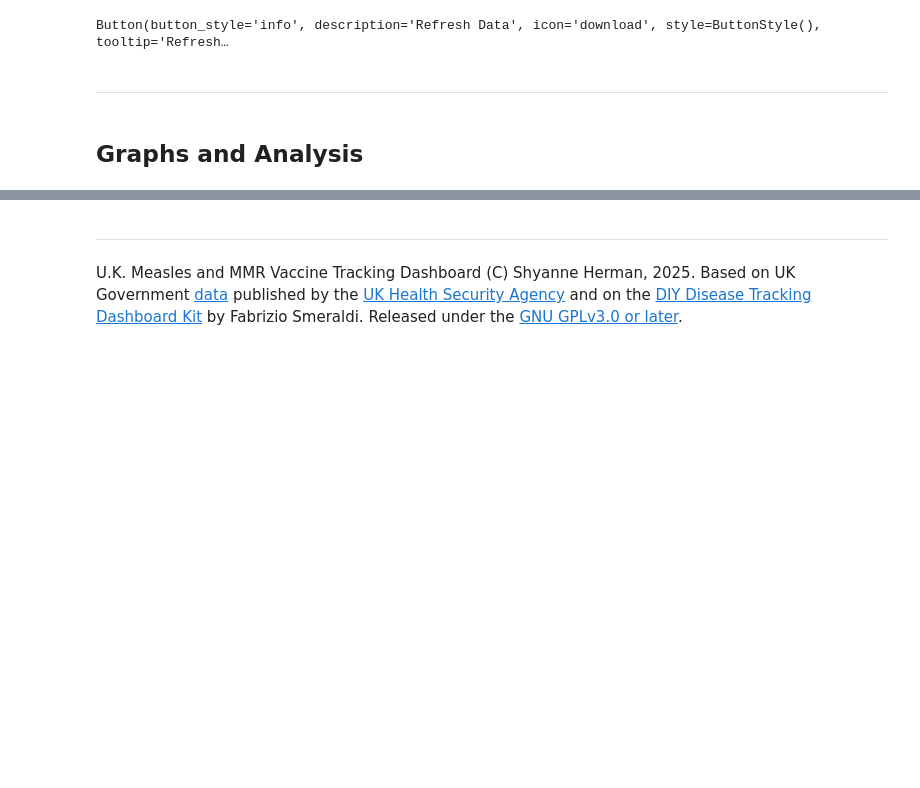
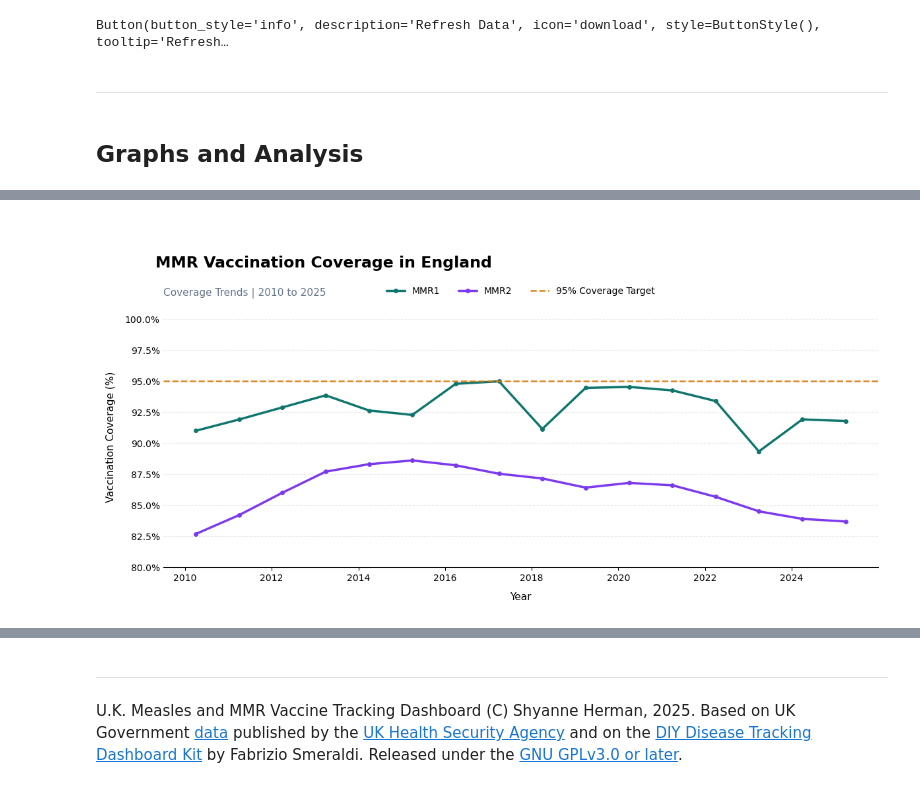
Before and after one commit to shyherm/Measles_MMR_Dashboard, a Jupyter notebook: Dashboard_.ipynb, the cells around one changed output, grey strips where cells are left out. Drawn from its saved outputs; the diff is of its cells as text; code cells hidden in the pictures; blank space fills up the shorter version.

```diff
--- a/Dashboard_.ipynb
+++ b/Dashboard_.ipynb
@@ -262,0 +521,95 @@ This section contains three graphs each with an interactive control, a figure de
+# %%
+# Year range slider
+years_available = sorted(df.index.year.unique())
+year_select_mmr = wdg.SelectionRangeSlider(
+    options=years_available,
+    index=(0, len(years_available) - 1),
+    description='Year range:',
+    disabled=False,
+    continuous_update=False,
+    layout=wdg.Layout(width='650px'),
+    style={'description_width': 'initial'})
+
+# Define the graph
+def timeseries_graph_mmr(gyear):
+    start, end = gyear
+    years = pd.Series(df.index.year, index=df.index)
+    yeardf = df.loc[years.between(start, end)]
+    if yeardf.empty:
+        return
+
+    # Color palette
+    colors = ['#0F766E', '#7C3AED']
+
+    # Create the figure
+    fig, ax = get_fig('mmr', figsize=(12, 6))
+
+    # Plotting each vaccine series
+    for i, column in enumerate(yeardf.columns):
+        ax.plot(
+            yeardf.index,
+            yeardf[column],
+            label=column,
+            color=colors[i % len(colors)],
+            linewidth=2.5,
+            marker='o',
+            markersize=4,
+            markevery=max(1, len(yeardf) // 12),
+            solid_capstyle='round')
+
+    # Capture all lines want hoverable besides the 95% reference line (put BEFORE axhline)
+    mmr_lines = ax.get_lines()
+
+    # Title and subtitle
+    fig.suptitle('MMR Vaccination Coverage in England', fontsize=17, fontweight='bold', x=0.075, ha='left', y=0.90)
+    ax.set_title(f'Coverage Trends | {start} to {end}', fontsize=11, color='#64748B', loc='left', pad=12)
+
+    # 95% reference line
+    ax.axhline(y=95, color='#D97706', linestyle='--', linewidth=1.8, label='95% Coverage Target', alpha=0.9)
+
+    # Add the hover
+    add_hover('mmr', mmr_lines, lambda sel: (
+        f"{sel.artist.get_label()}\n"
+        f"{mdates.num2date(sel.target[0]):%b %Y}\n"
+        f"Coverage: {sel.target[1]:.1f}%"), accent="#676767")
+
+    # Axis formatting
+    ax.set_xlabel('Year', fontsize=11, labelpad=10)
+    ax.set_ylabel('Vaccination Coverage (%)', fontsize=11, labelpad=10)
+    ax.yaxis.set_major_formatter(mtick.PercentFormatter(xmax=100))
+    ax.set_ylim(80, 101) # Focused y-axis
+
+    # Date labels
+    locator = mdates.AutoDateLocator()
+    ax.xaxis.set_major_locator(locator)
+    ax.xaxis.set_major_formatter(mdates.ConciseDateFormatter(locator))
+
+    # Grid, borders, styling
+    ax.set_facecolor('white')
+    fig.patch.set_facecolor('white')
+    ax.set_axisbelow(True)
+    ax.grid(axis='y', linestyle='--', alpha=0.25)
+    ax.grid(axis='x', visible=False)
+    ax.spines['top'].set_visible(False)
+    ax.spines['right'].set_visible(False)
+    ax.spines['left'].set_visible(False)
+    ax.tick_params(axis='both', labelsize=10)
+    ax.tick_params(axis='y', length=0)
+
+    # Legend
+    ax.legend(loc='lower center', bbox_to_anchor=(0.5, 1.01), ncol=3, frameon=False, fontsize=10)
+    plt.tight_layout(rect=[0, 0, 1, 0.92])
+    fig.canvas.draw_idle()
+
+# Display the interactive chart
+reset_fig('mmr')
+fig_mmr, _ = get_fig('mmr', figsize=(12, 6)) # Create it once
+
+def redraw_mmr(change=None):
+    timeseries_graph_mmr(year_select_mmr.value)
+
+year_select_mmr.observe(redraw_mmr, names='value')
+
+redraw_mmr()  # First draw
+display(year_select_mmr, fig_mmr.canvas)  # Display it once
+# %% [output]
@@ -262,0 +617 @@ This section contains three graphs each with an interactive control, a figure de
+[figure, added]
```
Also changed, not shown: parts of 39 cells of this notebook.
